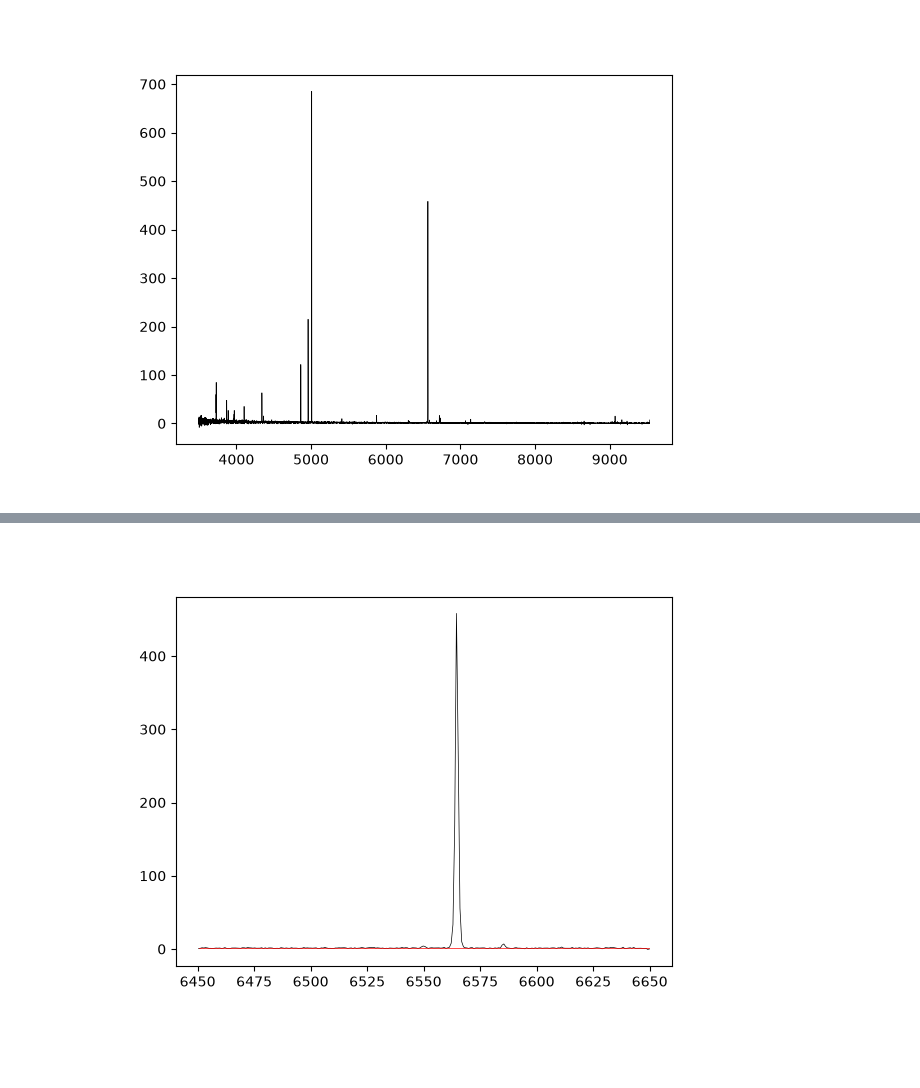
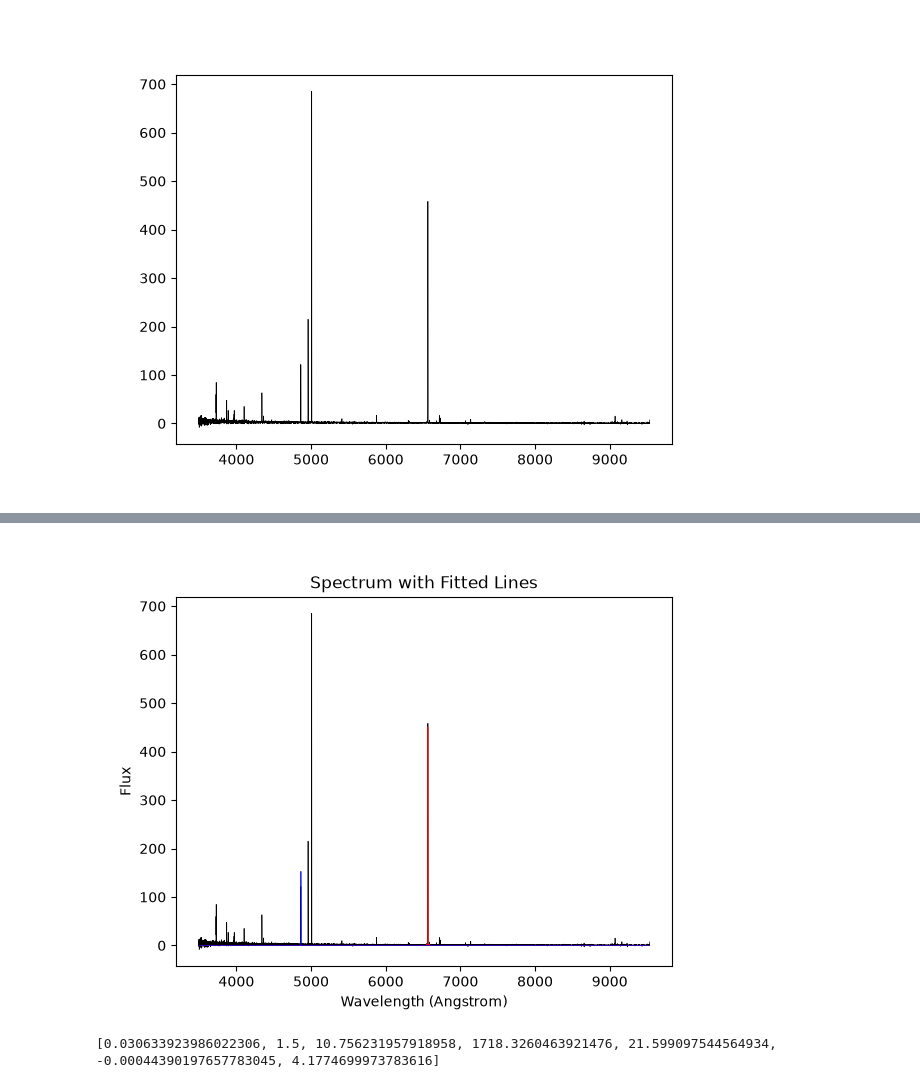
Before and after one commit to thevalentino/desi-selection-exploration, a Jupyter notebook: notebooks/line-measurements.ipynb, the cells around one changed output, grey strips where cells are left out. Drawn from its saved outputs; the diff is of its cells as text; code cells hidden in the pictures; blank space fills up the shorter version.

```diff
--- a/notebooks/line-measurements.ipynb
+++ b/notebooks/line-measurements.ipynb
@@ -37,16 +26,0 @@ def ha_model(z, sigma, flux_ha, flux_n2_a, flux_n2_b, m, n, wave):
-# %%
-mask = ((spec['wavelength'] / (1 + z) > ha_window[0][0]) & (spec['wavelength'] / (1 + z) < ha_window[1][1]))
-mask_w1 = (spec['wavelength'] / (1 + z) > ha_window[0][0]) & (spec['wavelength'] / (1 + z) < ha_window[0][1])
-mask_w2 = (spec['wavelength'] / (1 + z) > ha_window[1][0]) & (spec['wavelength'] / (1 + z) < ha_window[1][1])
-
-# first guesses for the parameters
-z = emps['Z'].loc[0]
-center_windows = [0.5 * (ha_window[0][0] + ha_window[0][1]),
-                  0.5 * (ha_window[1][0] + ha_window[1][1])]
-flux_windows = [np.mean(spec['flux'][mask_w1]), np.mean(spec['flux'][mask_w2])]
-m = (flux_windows[1] - flux_windows[0]) / (center_windows[1] - center_windows[0])
-n = flux_windows[0] - m * center_windows[0]
-sigma = 1.
-flux_ha = spec['flux'][mask].max() * 1.5
-flux_n1_a = flux_ha / 100
-flux_n2_b = flux_ha / 100
@@ -77,11 +26,0 @@ ha_model(z, sigma, flux_ha, flux_n1_a, flux_n2_b, m, n, 6562.8 / (1 + z))
-# %%
-plt.figure(2)
-plt.clf()
-
-plt.plot(spec['wavelength'][mask] / (1 + z), spec['flux'][mask], color='black', lw=0.5)
-
-plt.plot(spec['wavelength'][mask] / (1 + z), ha_model(z, sigma, flux_ha, flux_n1_a, flux_n2_b, m, n, spec['wavelength'][mask] / (1 + z)), color='red', lw=0.5)
-
-plt.show()
-# %% [output]
-[figure, removed]
@@ -87,0 +58,18 @@ plt.show()
+# %%
+f_ha = make_gaussian_model([6548.1, 6562.8, 6583.4])(spec['wavelength'], z+0.00025, 1.5, 10, 1700, 10, m=0, n=0)
+f_hb = make_gaussian_model([4863.0])(spec['wavelength'], z+0.00025, 1.5, 1700 / 2.86, m=0, n=0)
+
+plt.figure(2)
+plt.clf()
+
+plt.xlabel('Wavelength (Angstrom)')
+plt.ylabel('Flux')
+plt.title('Spectrum with Fitted Lines')
+
+plt.plot(spec['wavelength'] / (1 + z), spec['flux'], color='black', lw=0.5)
+plt.plot(spec['wavelength'] / (1 + z), f_ha, color='red', lw=0.5)
+plt.plot(spec['wavelength'] / (1 + z), f_hb, color='blue', lw=0.5)
+
+plt.show()
+# %% [output]
+[figure, added]
@@ -87,0 +148,5 @@ plt.show()
+# %%
+ha_n2_windows = [(6450, 6500), (6620, 6670)]  # Rest-frame windows for continuum estimation
+print(initial_guesses(z, [6548.1, 6562.8, 6583.4], ha_n2_windows, (spec['wavelength'], spec['flux']), sigma=1.5))
+# %% [output]
+[0.030633923986022306, 1.5, 10.756231957918958, 1718.3260463921476, 21.599097544564934, -0.00044390197657783045, 4.1774699973783616]
```
Also changed, not shown: parts of 21 cells of this notebook.
